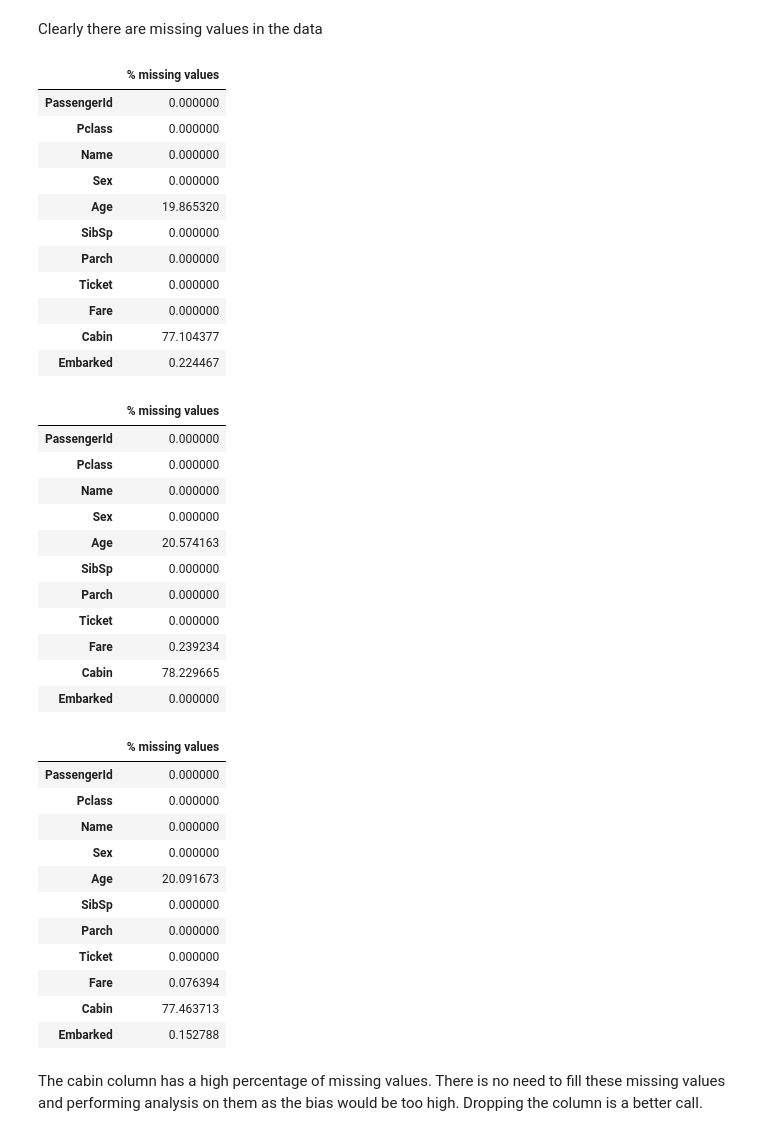
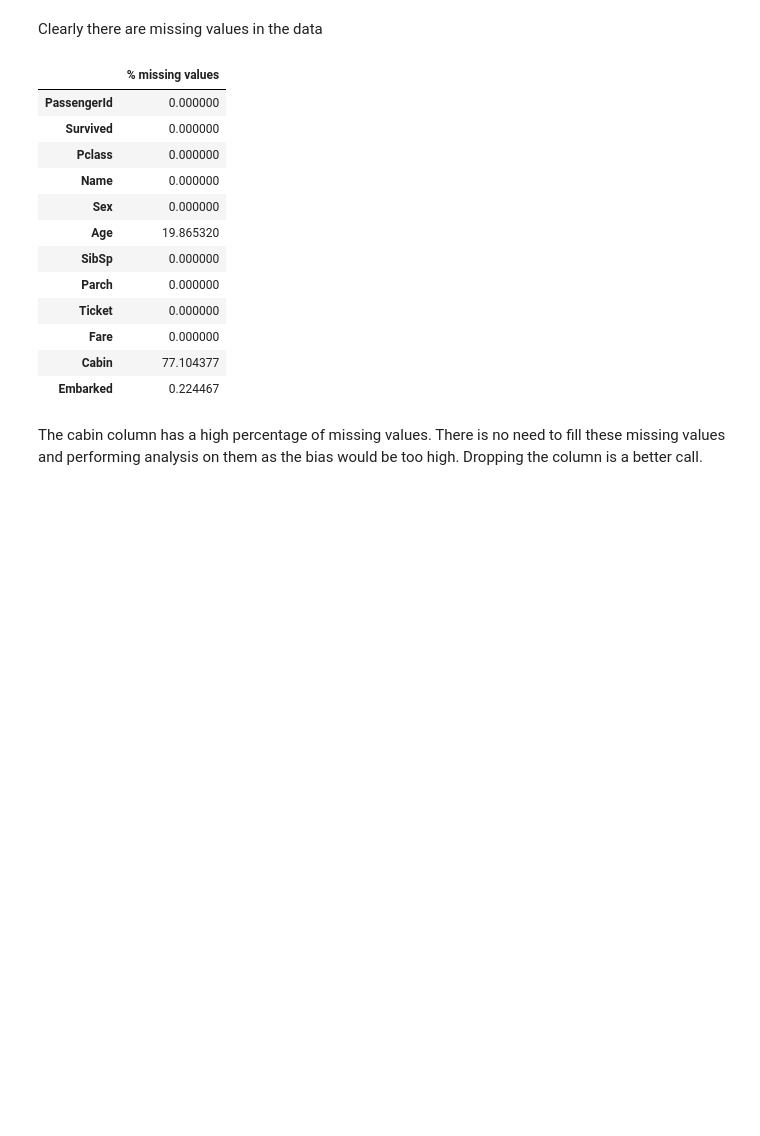
Before and after one commit to Nickimani/PRODIGY_DS_02, a Jupyter notebook: titanic_notebook.ipynb, the cells around one changed output. Saved outputs shown, nothing was run; the diff lists cells and outputs as text; code cells hidden in the pictures; blank space fills up the shorter version.

```diff
--- a/titanic_notebook.ipynb
+++ b/titanic_notebook.ipynb
@@ -31,7 +30,7 @@ import plotly.express as px
 # %%
 # Loading data
-train_data = pd.read_csv('../Downloads/titanic_data/train.csv')
-test_data = pd.read_csv('../Downloads/titanic_data/test.csv')
+train_data = pd.read_csv('../PRODIGY_DS_02/titanic_data/train.csv')
+test_data = pd.read_csv('../PRODIGY_DS_02/titanic_data/test.csv')
 # %%
 # Viewing the datasets
 display(train_data.sample(3))
@@ -53,9 +54,4 @@ Therefore, I will create a separate 'survived' variable to represent the survive
-# %%
-survived = train_data['Survived'].copy()
-
-train_data.drop('Survived', axis=1, inplace=True)
-
-# Combining the test and train data
-data = pd.merge(test_data, train_data, how='outer')
+# %%
+data=train_data  # Equating train data to data for analysis
 # %%
 # Viewing the data
@@ -91,17 +87,16 @@ memory usage: 112.6+ KB
 # %% [markdown]
 Clearly there are missing values in the data
 # %%
-def missing_value_magnitude(data):
+def missing_value_magnitude(data: pd.DataFrame):
+    " Takes in a dataframe and Returns a dataframe of the percentage missing values in each column of the dataframe."
+
     return pd.DataFrame(data.isna().sum() / data.shape[0] * 100, columns=['% missing values'])
 # %%
-display(missing_value_magnitude(train_data))
-
-display(missing_value_magnitude(test_data))
-
 display(missing_value_magnitude(data))
 # %% [output]
 |  | % missing values |
 | PassengerId | 0.000000 |
+| Survived | 0.000000 |
 | Pclass | 0.000000 |
 | Name | 0.000000 |
 | Sex | 0.000000 |
@@ -112,30 +107,6 @@ display(missing_value_magnitude(data))
 | Fare | 0.000000 |
 | Cabin | 77.104377 |
 | Embarked | 0.224467 |
-|  | % missing values |
-| PassengerId | 0.000000 |
-| Pclass | 0.000000 |
-| Name | 0.000000 |
-| Sex | 0.000000 |
-| Age | 20.574163 |
-| SibSp | 0.000000 |
-| Parch | 0.000000 |
-| Ticket | 0.000000 |
-| Fare | 0.239234 |
-| Cabin | 78.229665 |
-| Embarked | 0.000000 |
-|  | % missing values |
-| PassengerId | 0.000000 |
-| Pclass | 0.000000 |
-| Name | 0.000000 |
-| Sex | 0.000000 |
-| Age | 20.091673 |
-| SibSp | 0.000000 |
-| Parch | 0.000000 |
-| Ticket | 0.000000 |
-| Fare | 0.076394 |
-| Cabin | 77.463713 |
-| Embarked | 0.152788 |
 # %% [markdown]
 The cabin column has a high percentage of missing values. There is no need to fill these missing values and performing analysis on them as the bias would be too high. Dropping the column is a better call.
 # %%
```
Also changed, not shown: parts of 44 cells of this notebook.
